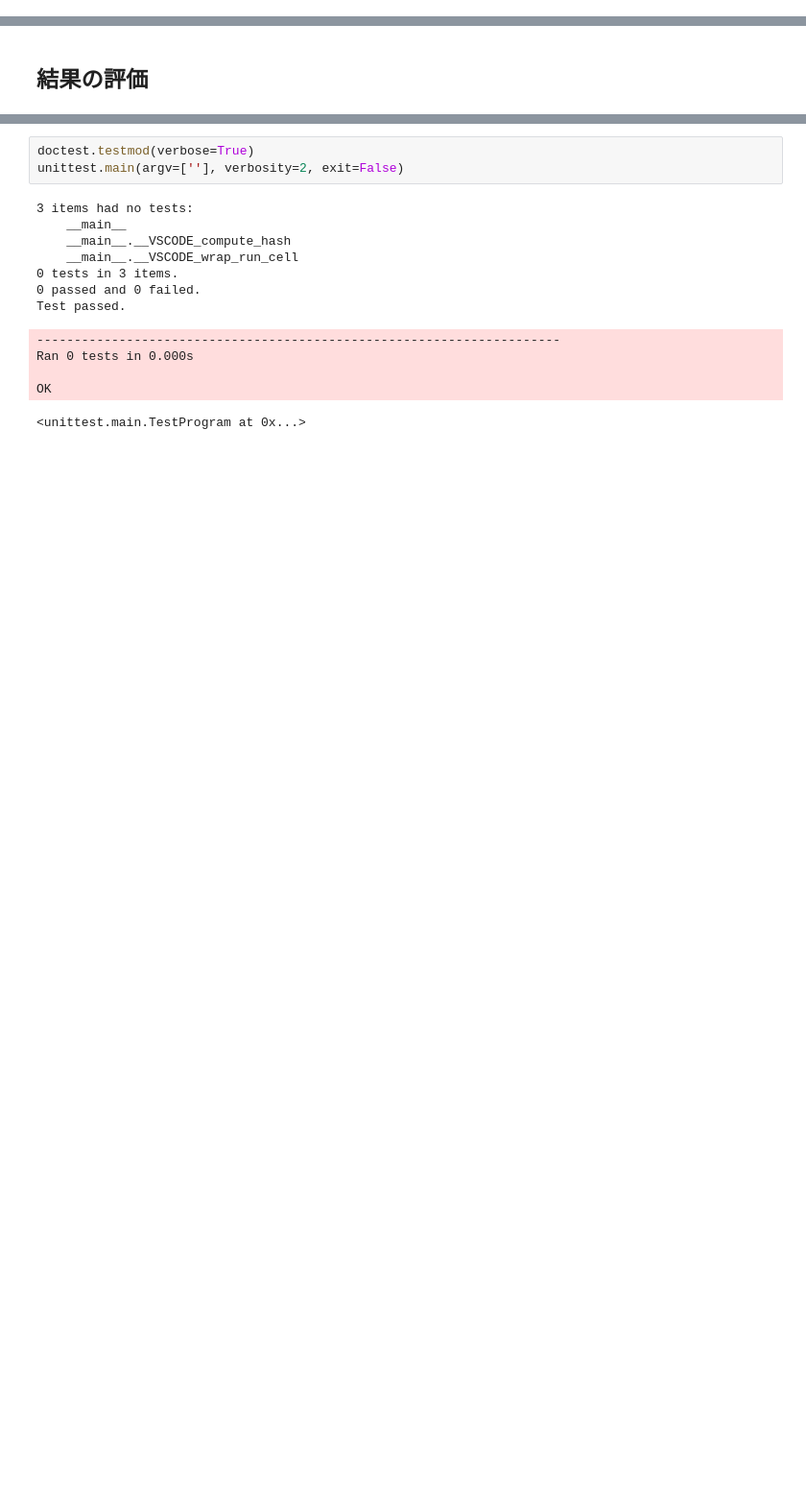
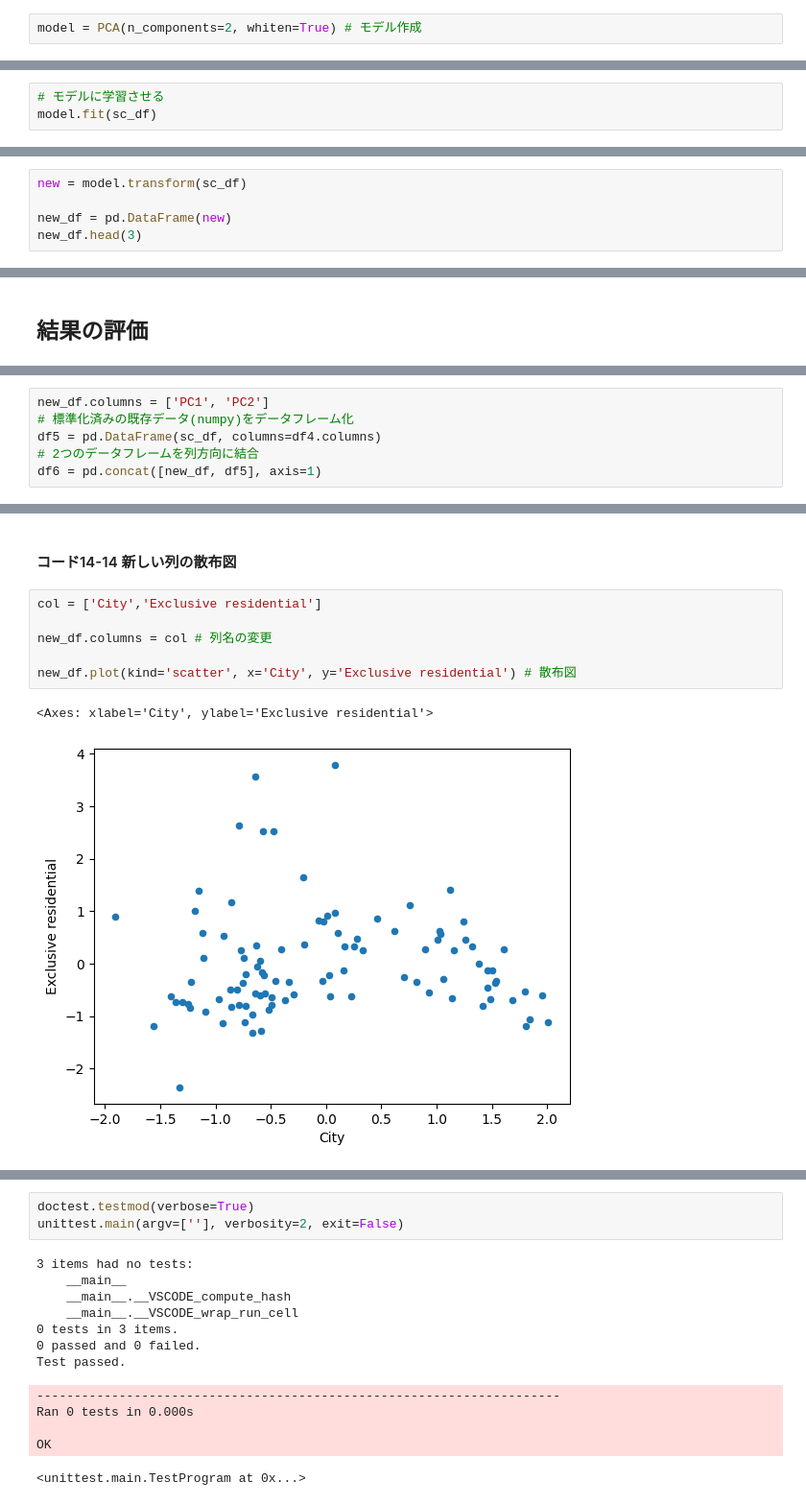
Before and after one commit to k2works/pragmatic-programing-exercise-2023, a Jupyter notebook: src/api/chap14.ipynb, the cells around one changed output, grey strips where cells are left out. Shown at 96% size. Cells and saved outputs as stored; diff of their text form; blank space fills up the shorter version.

```diff
--- a/src/api/chap14.ipynb
+++ b/src/api/chap14.ipynb
@@ -13,0 +73,2 @@ path = os.path.dirname(os.path.abspath(__file__))
+# %%
+model = PCA(n_components=2, whiten=True) # モデル作成
@@ -13,0 +77,3 @@ path = os.path.dirname(os.path.abspath(__file__))
+# %%
+# モデルに学習させる
+model.fit(sc_df)
@@ -13,0 +100,5 @@ path = os.path.dirname(os.path.abspath(__file__))
+# %%
+new = model.transform(sc_df)
+
+new_df = pd.DataFrame(new)
+new_df.head(3)
@@ -15,0 +116,6 @@ path = os.path.dirname(os.path.abspath(__file__))
+# %%
+new_df.columns = ['PC1', 'PC2']
+# 標準化済みの既存データ(numpy)をデータフレーム化
+df5 = pd.DataFrame(sc_df, columns=df4.columns)
+# 2つのデータフレームを列方向に結合
+df6 = pd.concat([new_df, df5], axis=1)
@@ -15,0 +195,11 @@ path = os.path.dirname(os.path.abspath(__file__))
+# %% [markdown]
+ #### コード14-14 新しい列の散布図
+# %%
+col = ['City','Exclusive residential']
+
+new_df.columns = col # 列名の変更
+
+new_df.plot(kind='scatter', x='City', y='Exclusive residential') # 散布図
+# %% [output]
+<Axes: xlabel='City', ylabel='Exclusive residential'>
+[figure, added]
```
Also changed, not shown: parts of 46 cells of this notebook.
